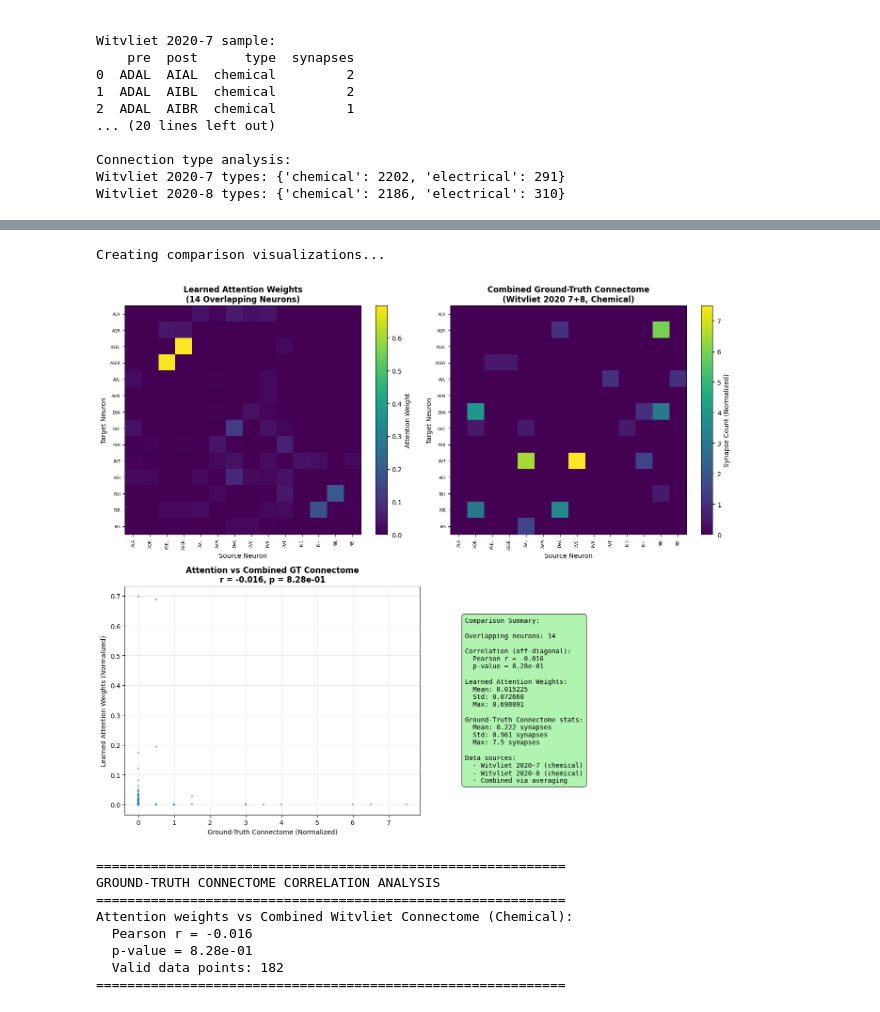
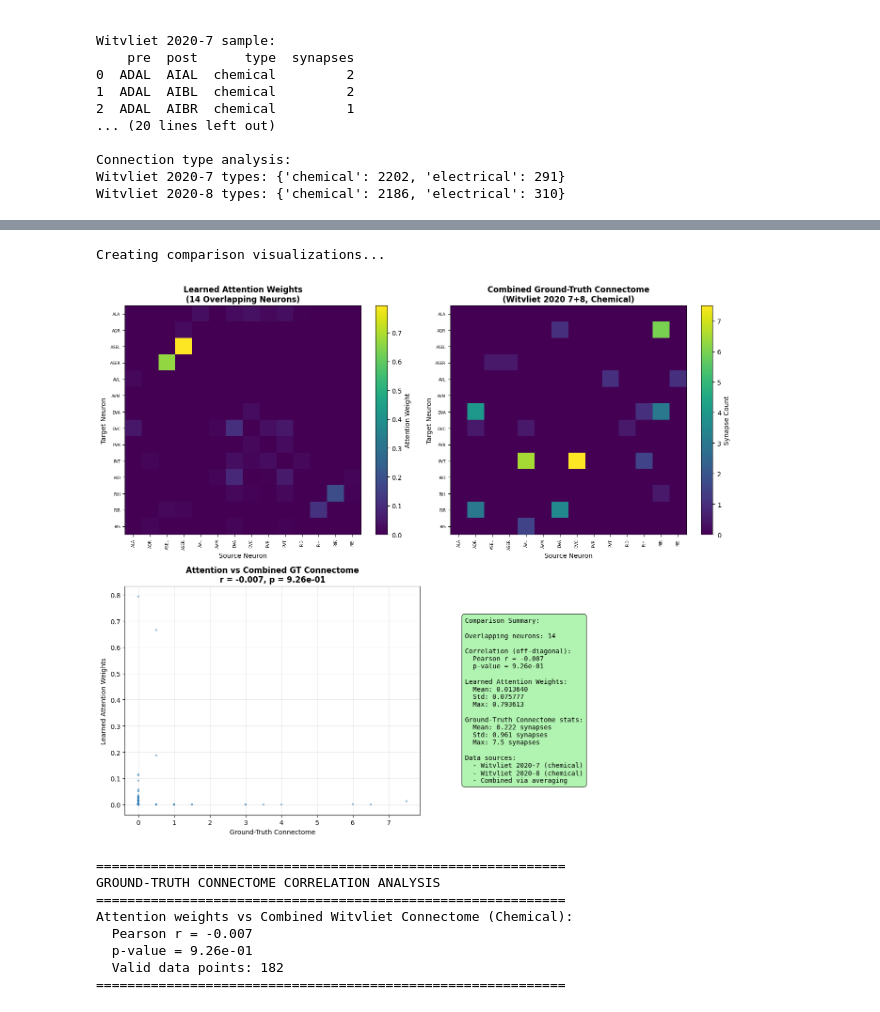
Before and after one commit to qsimeon/worm-learn, a Jupyter notebook: main_notebook.ipynb, the cells around one changed output, grey strips where cells are left out. Drawn from its saved outputs; the diff is of its cells as text; code cells hidden in the pictures.

```diff
--- a/main_notebook.ipynb
+++ b/main_notebook.ipynb
@@ -53,7 +54,7 @@ CONFIG = {
     'batch_size': 64,       # Batch size for training
     'learning_rate': 1e-3,  # Learning rate
     'num_epochs': 1,       # Number of epochs
-    'num_samples': 6400,     # Total number of augmented samples (different random projections)
+    'num_samples': 12800,     # Total number of augmented samples (different random projections)
     'jl_epsilon': 0.3,      # JL lemma epsilon for distance preservation
     'use_attention_scores': False, # Use attention scores instead of weights
 }
@@ -210,17 +193,11 @@ pca_preprocess = PCA(n_components=n_pca_components, random_state=41)
 X_pca = pca_preprocess.fit_transform(X_original)
 
 # OPTION: Use `X_original = X_pca` as the data that gets augemented thought `GaussianRandomProjection`.
+
+# NOTE: Do NOT standardize features (genes) with StandardScaler. It strips away the variance imformation.
+X_original = X_pca
+print(f"Without standardization {X_original.mean(axis=0).shape} genes (first 5) \n\tmean: {X_original.mean(axis=0)[:5]}, \n\tstd: {X_original.std(axis=0)[:5]}")
 # Now X_original <- X_pca will be used as input to GaussianRandomProjection
-
-# Standardize features (genes)
-scaler = StandardScaler(with_mean=True, with_std=True)
-X_original = scaler.fit_transform(X_pca)
-print(f"After standardization {X_original.mean(axis=0).shape} genes (first 5) \n\tmean: {X_original.mean(axis=0)[:5]}, \n\tstd: {X_original.std(axis=0)[:5]}")
-
-# # DEBUG: Try not standardizing features (genes)
-# X_original = X_pca
-# print(f"Without standardization {X_original.mean(axis=0).shape} genes (first 5) \n\tmean: {X_original.mean(axis=0)[:5]}, \n\tstd: {X_original.std(axis=0)[:5]}")
-
 print(f"\nData ready for random projection: {X_original.shape}")
 print(f"This will be projected to embedding_dim determined by JL lemma")
 # %% [output]
@@ -1206,8 +1198,8 @@ These provide both wired (structural) and functional connectivity data that we c
 print("Loading Witvliet 2020 connectome data...")
 
 # Load both datasets (they are tab-separated)
-witvliet_7 = pd.read_csv('data/witvliet_2020_7.csv', sep='\t')
-witvliet_8 = pd.read_csv('data/witvliet_2020_8.csv', sep='\t')
+witvliet_7 = pd.read_csv('data/connectomics/witvliet_2020_7.csv', sep='\t')
+witvliet_8 = pd.read_csv('data/connectomics/witvliet_2020_8.csv', sep='\t')
 
 print(f"Witvliet 2020-7 shape: {witvliet_7.shape}")
 print(f"Witvliet 2020-8 shape: {witvliet_8.shape}")
@@ -1220,13 +1212,13 @@ print(witvliet_7.head())
 print(f"\nWitvliet 2020-8 sample:")
 print(witvliet_8.head())
 
-# Analyze unique neurons in each dataset
-neurons_7_pre = set(witvliet_7['pre'].unique())
-neurons_7_post = set(witvliet_7['post'].unique())
+# Analyze unique neurons in each dataset, filtering out BWM (body-wall muscle) neurons
+neurons_7_pre = {n for n in witvliet_7['pre'].unique() if not n.startswith('BWM-')}
+neurons_7_post = {n for n in witvliet_7['post'].unique() if not n.startswith('BWM-')}
 neurons_7_all = neurons_7_pre.union(neurons_7_post)
 
-neurons_8_pre = set(witvliet_8['pre'].unique())
-neurons_8_post = set(witvliet_8['post'].unique())
+neurons_8_pre = {n for n in witvliet_8['pre'].unique() if not n.startswith('BWM-')}
+neurons_8_post = {n for n in witvliet_8['post'].unique() if not n.startswith('BWM-')}
 neurons_8_all = neurons_8_pre.union(neurons_8_post)
 
 # Union of all neurons across both datasets
@@ -1242,7 +1234,7 @@ print(f"Union: {len(neurons_7_8_all)} neurons")
 print(f"Overlap between 7 and 8: {len(neurons_7_8_overlap)} neurons")
 
 # Check overlap with our transcriptome neuron classes
-transcriptome_neurons = set(neuron_classes)
+transcriptome_neurons = {n for n in neuron_classes if not n.startswith('BWM-')}
 overlap_with_transcriptome = transcriptome_neurons.intersection(neurons_7_8_all)
 
 print(f"\nOverlap with transcriptome data:")
@@ -1363,8 +1355,6 @@ Attention: mean=0.015225, std=0.072668, max=0.698091
 # %%
 # Visualize comparison between learned attention and combined ground-truth connectome
 print("Creating comparison visualizations...")
-
-from scipy.stats import pearsonr
 
 fig, axes = plt.subplots(2, 2, figsize=(14, 12))
 
@@ -1386,7 +1376,7 @@ axes[0, 1].set_xlabel('Source Neuron')
 axes[0, 1].set_ylabel('Target Neuron') # Columns are source neurons (outgoing edges)
 axes[0, 1].set_xticks(range(len(overlap_neurons)), overlap_neurons, rotation=90, fontsize=6)
 axes[0, 1].set_yticks(range(len(overlap_neurons)), overlap_neurons, fontsize=6)
-plt.colorbar(im2, ax=axes[0, 1], label='Synapse Count (Normalized)')
+plt.colorbar(im2, ax=axes[0, 1], label='Synapse Count')
 
 # 3) Correlation analysis
 # Flatten matrices for correlation
@@ -1402,8 +1392,8 @@ corr, p_val = pearsonr(attn_flat_offdiag, gt_flat_offdiag)
 
 # Scatter plot
 axes[1, 0].scatter(gt_flat_offdiag, attn_flat_offdiag, alpha=0.5, s=10, edgecolors='none')
-axes[1, 0].set_xlabel('Ground-Truth Connectome (Normalized)')
-axes[1, 0].set_ylabel(f'Learned Attention {attention_type.title()} (Normalized)')
+axes[1, 0].set_xlabel('Ground-Truth Connectome')
+axes[1, 0].set_ylabel(f'Learned Attention {attention_type.title()}')
 axes[1, 0].set_title(f'Attention vs Combined GT Connectome\nr = {corr:.3f}, p = {p_val:.2e}',
                      fontsize=12, fontweight='bold')
 axes[1, 0].grid(alpha=0.3)
@@ -1423,40 +1413,40 @@ Learned Attention {attention_type.title()}:
   Std: {attention_submatrix.std():.6f}
   Max: {attention_submatrix.max():.6f}
 
 Ground-Truth Connectome stats:
   Mean: {gt_adj_final.mean():.3f} synapses
   Std: {gt_adj_final.std():.3f} synapses
   Max: {gt_adj_final.max():.1f} synapses
 
 Data sources:
   - Witvliet 2020-7 (chemical)
   - Witvliet 2020-8 (chemical)
   - Combined via averaging"""
 
 axes[1, 1].text(0.05, 0.5, summary_text, fontsize=10, verticalalignment='center',
                 bbox=dict(boxstyle="round,pad=0.5", facecolor="lightgreen", alpha=0.7),
                 family='monospace')
 
 plt.tight_layout()
 plt.show()
 
 print(f"\n{'='*60}")
 print(f"GROUND-TRUTH CONNECTOME CORRELATION ANALYSIS")
 print(f"{'='*60}")
 print(f"Attention {attention_type} vs Combined Witvliet Connectome (Chemical):")
 print(f"  Pearson r = {corr:.3f}")
 print(f"  p-value = {p_val:.2e}")
 print(f"  Valid data points: {len(attn_flat_offdiag)}")
 print(f"{'='*60}\n")
 # %% [output]
 Creating comparison visualizations...
-[figure, old version]
+[figure, new version]
 ============================================================
 GROUND-TRUTH CONNECTOME CORRELATION ANALYSIS
 ============================================================
 Attention weights vs Combined Witvliet Connectome (Chemical):
-  Pearson r = -0.016
-  p-value = 8.28e-01
+  Pearson r = -0.007
+  p-value = 9.26e-01
   Valid data points: 182
 ============================================================
 # %%
```
Also changed, not shown: parts of 18 cells of this notebook, 8 other files.
